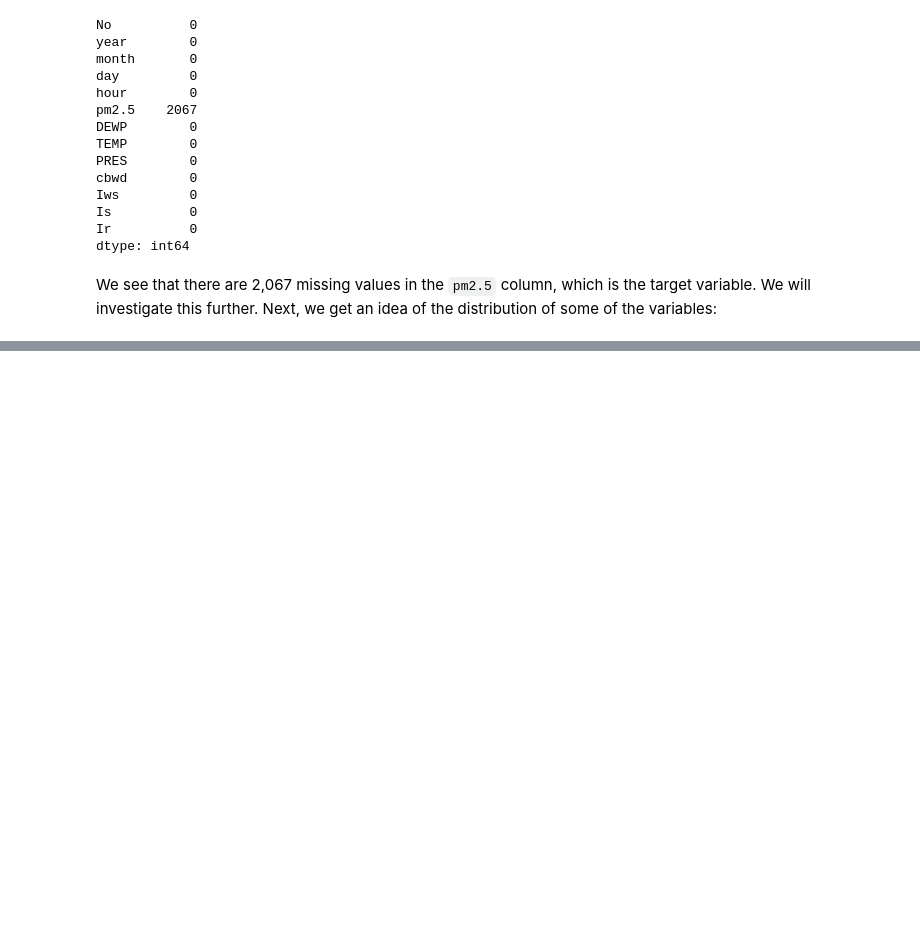
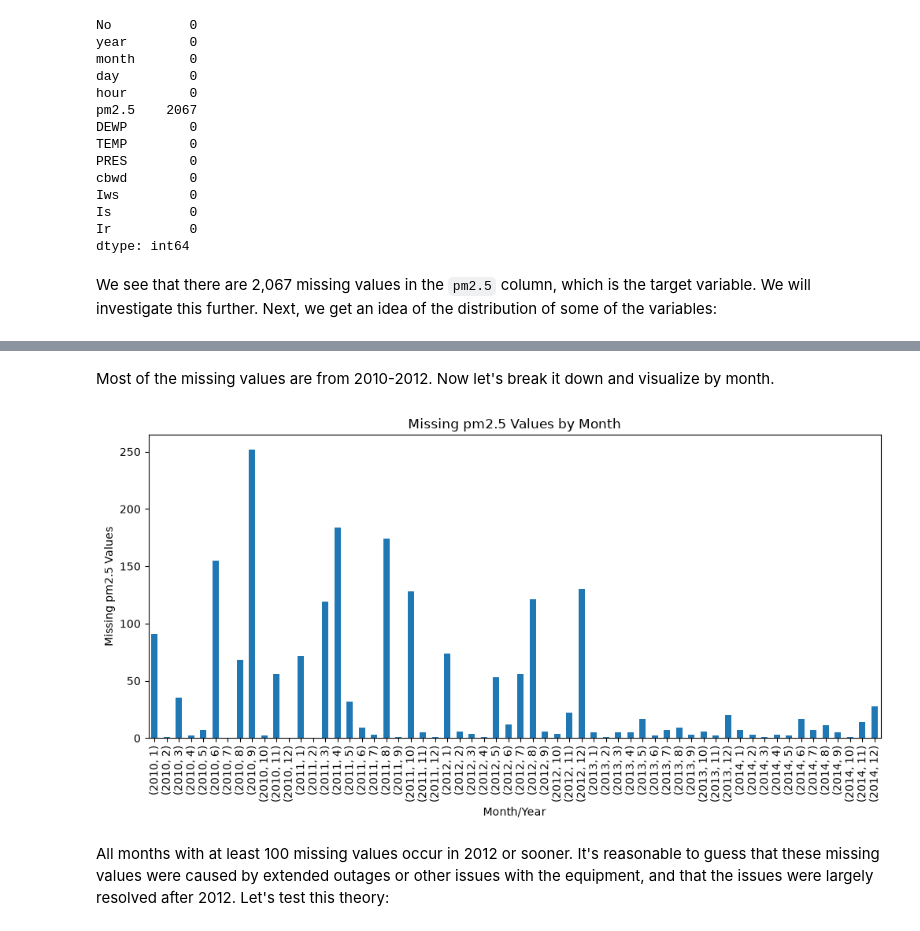
Before and after one commit to hoswaymolina/beijing_air_quality, a Jupyter notebook: notebooks/01_eda.ipynb, the cells around one changed output, grey strips where cells are left out. Saved outputs shown, nothing was run; the diff lists cells and outputs as text; code cells hidden in the pictures; blank space fills up the shorter version.

```diff
--- a/notebooks/01_eda.ipynb
+++ b/notebooks/01_eda.ipynb
@@ -79,0 +97,14 @@ Similar behavior applies to the `Iws` column (cumulated wind speed). The mean is
+# %% [markdown]
+Most of the missing values are from 2010-2012. Now let's break it down and visualize by month.
+# %%
+missing_values_by_month = df["pm2.5"].isna().groupby([df["year"], df["month"]]).sum()
+
+missing_values_by_month.plot(kind="bar", figsize=(12, 5))
+plt.title("Missing pm2.5 Values by Month")
+plt.xlabel("Month/Year")
+plt.ylabel("Missing pm2.5 Values")
+plt.show()
+# %% [output]
+[figure, added]
+# %% [markdown]
+All months with at least 100 missing values occur in 2012 or sooner. It's reasonable to guess that these missing values were caused by extended outages or other issues with the equipment, and that the issues were largely resolved after 2012. Let's test this theory:
```
Also changed, not shown: parts of 35 cells of this notebook.
